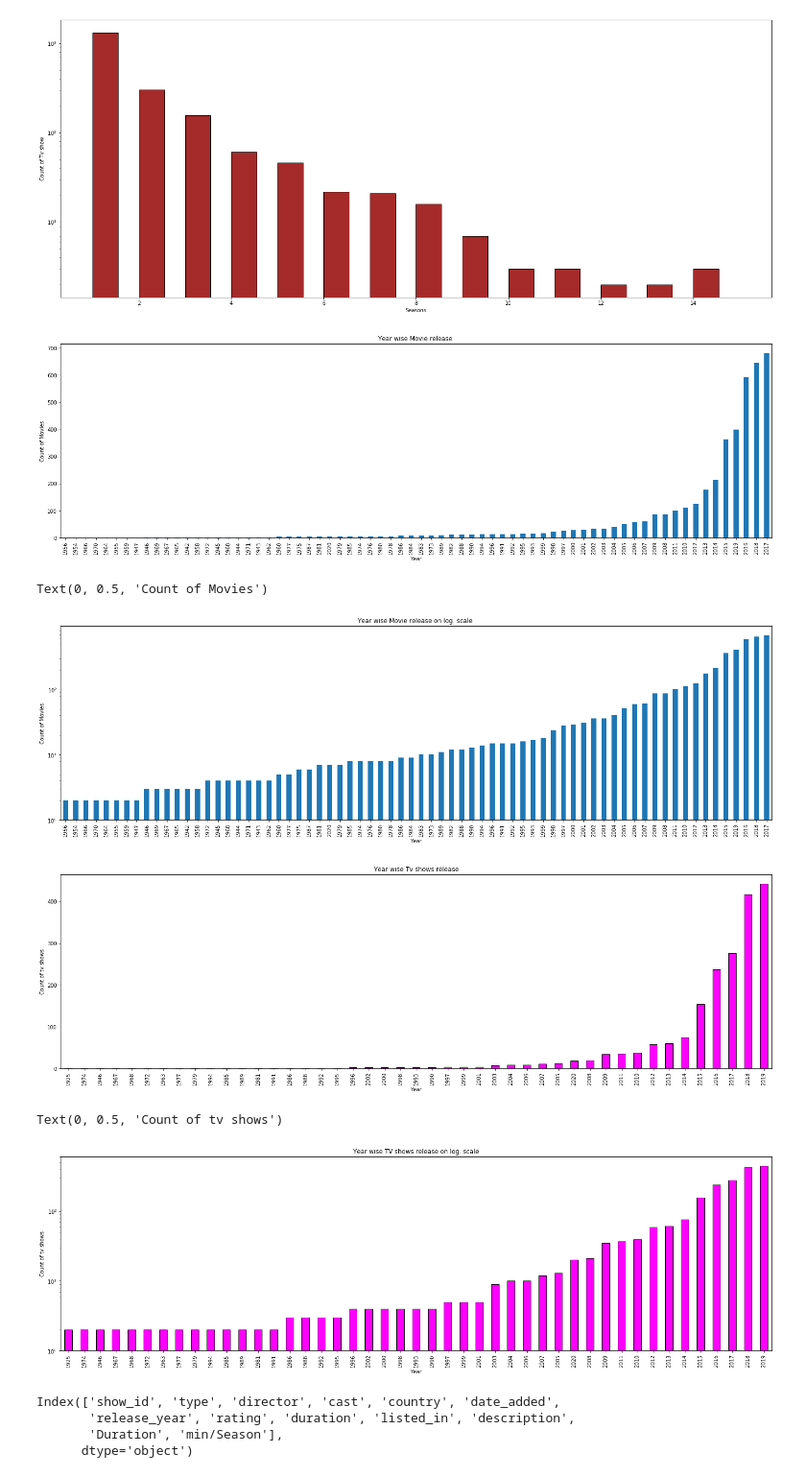
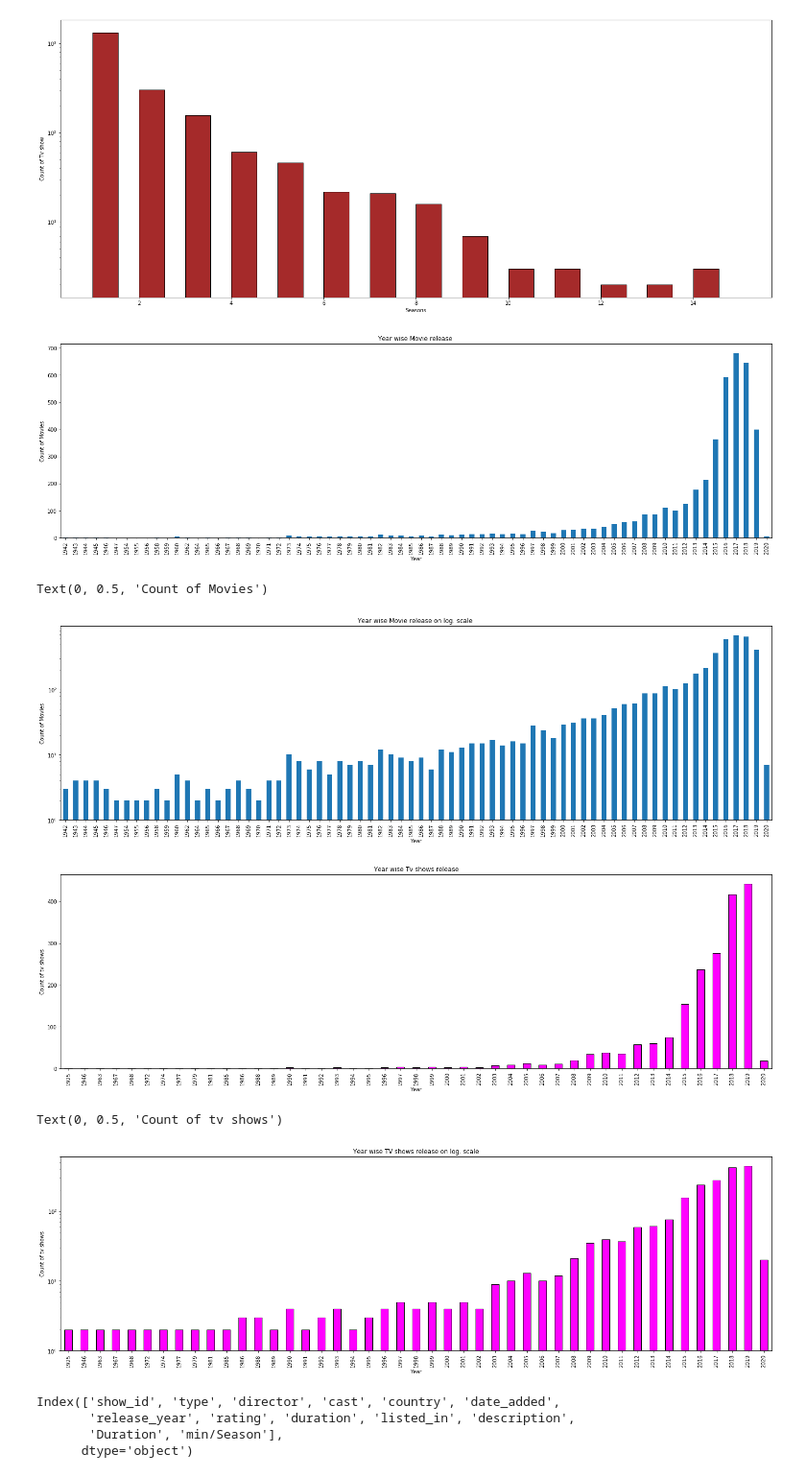
Before and after one commit to ssnk4343/Netflix_analysis, a Jupyter notebook: Netflix_titles.ipynb, the cells around one changed output. Shown at 96% size. Saved outputs shown, nothing was run; the diff lists cells and outputs as text; code cells hidden in the pictures.

```diff
--- a/Netflix_titles.ipynb
+++ b/Netflix_titles.ipynb
@@ -100,7 +100,7 @@ plt.ylabel('Count of Tv show')
 Text(0, 0.5, 'Count of Tv show')
 [figure]
 # %%
-year = df_m['release_year'].astype('int').value_counts().sort_values()
+year = df_m['release_year'].astype('int').value_counts().sort_index()
 year.plot.bar(figsize=(25,7))
 plt.title('Year wise Movie release ')
 plt.xlabel('Year')
@@ -111,24 +111,24 @@ plt.title('Year wise Movie release on log. scale ')
 plt.xlabel('Year')
 plt.ylabel('Count of Movies')
 # %% [output]
-[figure, old version]
+[figure, new version]
 Text(0, 0.5, 'Count of Movies')
-[figure, old version]
+[figure, new version]
 # %%
-year = df_tv['release_year'].astype('int').value_counts().sort_values()
+year = df_tv['release_year'].astype('int').value_counts().sort_index()
 year.plot.bar(figsize=(25,7),color='magenta',edgecolor='black')
 plt.title('Year wise Tv shows release')
 plt.xlabel('Year')
 plt.ylabel('Count of tv shows')
 plt.show()
 year.plot.bar(figsize=(25,7),log=True,color='magenta',edgecolor='black')
 plt.title('Year wise TV shows release on log. scale')
 plt.xlabel('Year')
 plt.ylabel('Count of tv shows')
 # %% [output]
-[figure, old version]
+[figure, new version]
 Text(0, 0.5, 'Count of tv shows')
-[figure, old version]
+[figure, new version]
 # %%
 df_m.columns
 # %% [output]
```
Also changed, not shown: parts of 3 cells of this notebook.
